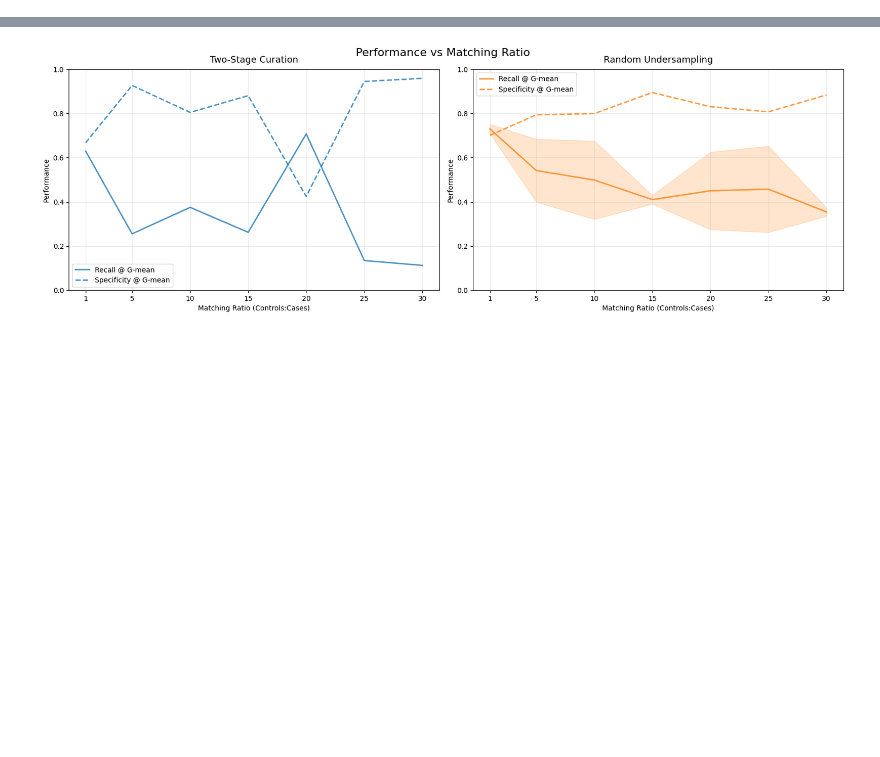
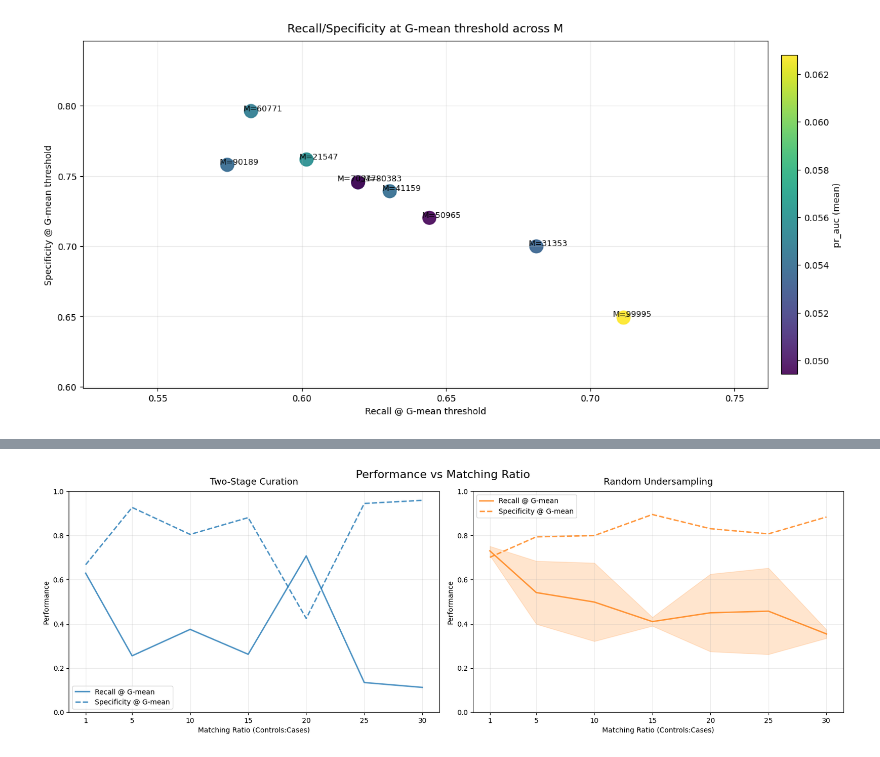
Before and after one commit to cat2510/optimization_guided_curation_ICML, a Jupyter notebook: msk_analysis/plot_recall.ipynb, the cells around one changed output, grey strips where cells are left out. Drawn from its saved outputs; the diff is of its cells as text; code cells hidden in the pictures; blank space fills up the shorter version.

```diff
--- a/msk_analysis/plot_recall.ipynb
+++ b/msk_analysis/plot_recall.ipynb
@@ -0,0 +413,10 @@
+# %%
+plot_gmean_recall_specificity_by_identifier(
+    csv_path="sensitivity_medical_only_features_150_minbucket_kmeanspp/results/sensitivity_pool_size.csv",
+    identifier_cols="M",
+    color_metric="pr_auc",
+    label_fn=lambda row: f"M={int(row['M'])}" if pd.notna(row["M"]) else "M=?",
+    title="Recall/Specificity at G-mean threshold across M",
+)
+# %% [output]
+[figure, added]
```
Also changed, not shown: parts of 10 cells of this notebook, 14 other files.
